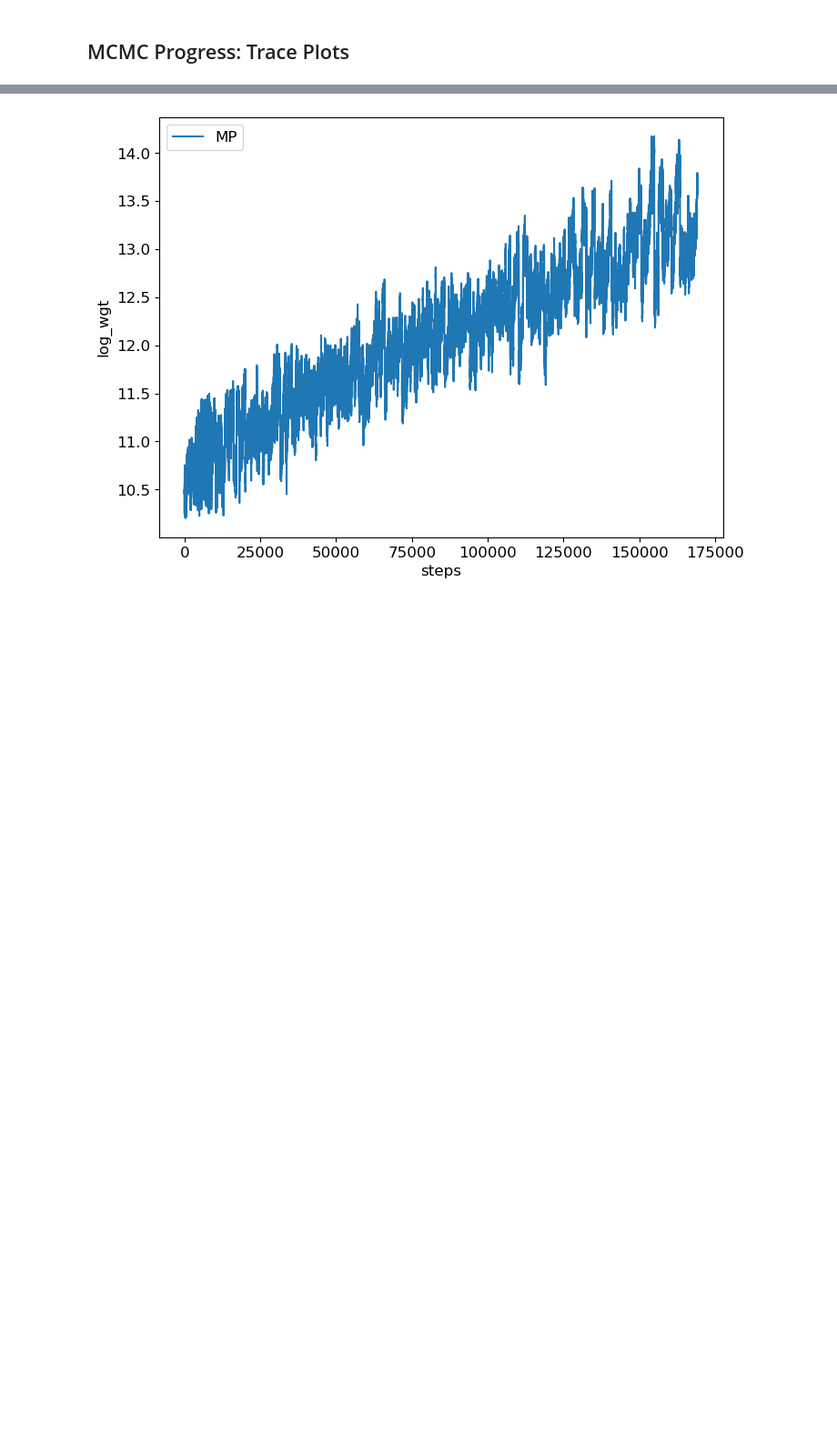
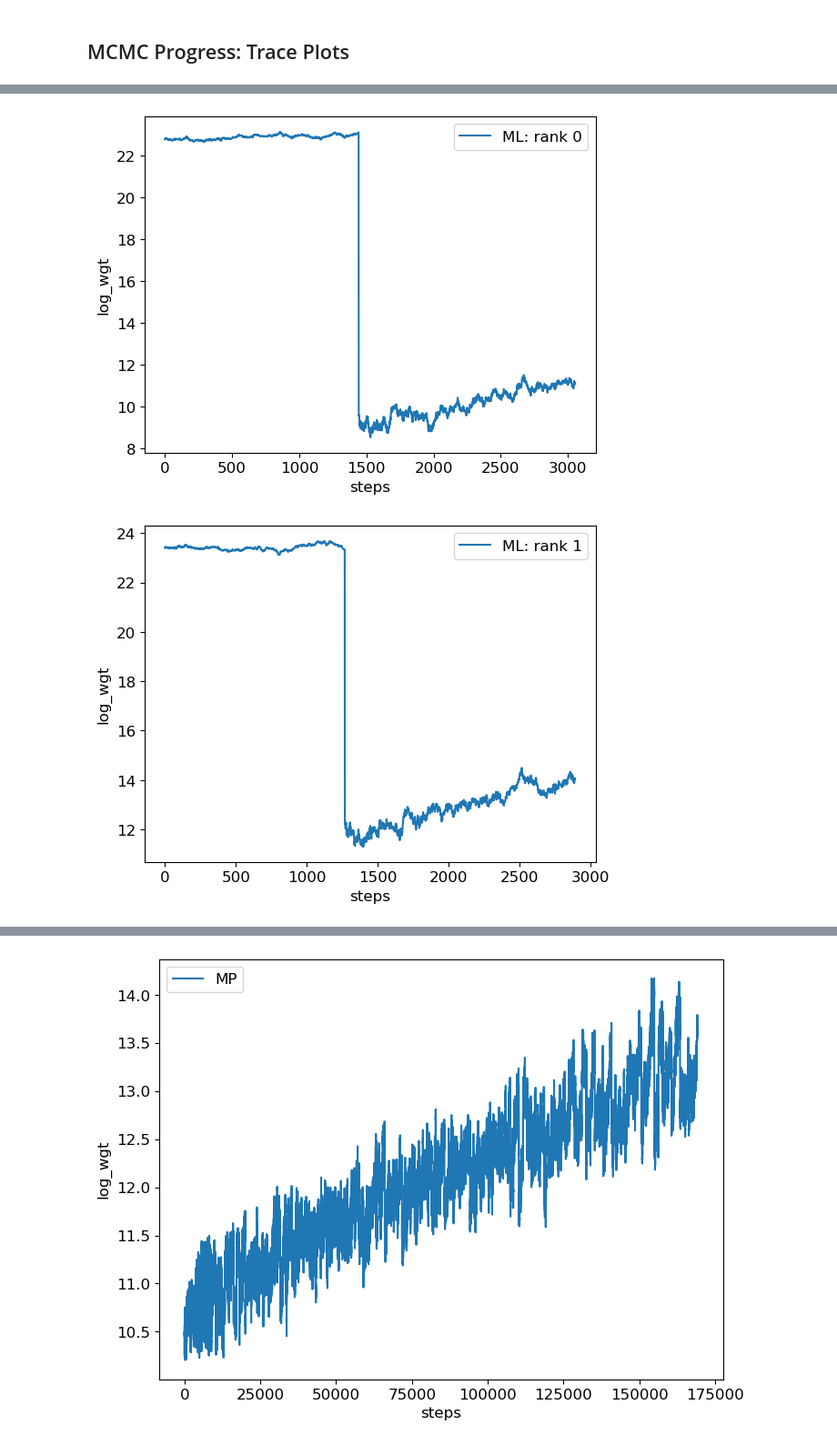
Before and after one commit to awsteiner/bamr, a Jupyter notebook: out/comp.ipynb, the cells around one changed output, grey strips where cells are left out. Shown at 91% size. Saved outputs shown, nothing was run; the diff lists cells and outputs as text; code cells hidden in the pictures; blank space fills up the shorter version.

```diff
--- a/out/comp.ipynb
+++ b/out/comp.ipynb
@@ -226,0 +269,20 @@ plt.show()
+# %%
+file = ['ml_65', 'ml_66', 'ml_67']
+for ir in range(12):
+    log_wgt = []
+    for i in range(len(file)):
+        log_wgt.append(np.array(h5py.File('avgs/'+file[i]+'r'+str(ir)+'.h5', 'r')['log_wgt']))
+
+    wgt = []
+    for i in range(len(log_wgt)):
+        for j in range(len(log_wgt[i])):
+            wgt.append(log_wgt[i][j])
+
+    plt.plot(wgt, label='ML: rank '+str(ir))
+    plt.xlabel('steps')
+    plt.ylabel('log_wgt')
+    plt.legend()
+    plt.show()
+# %% [output]
+[figure, added]
+[figure, added]
```
Also changed, not shown: parts of 5 cells of this notebook, 1 other file.
